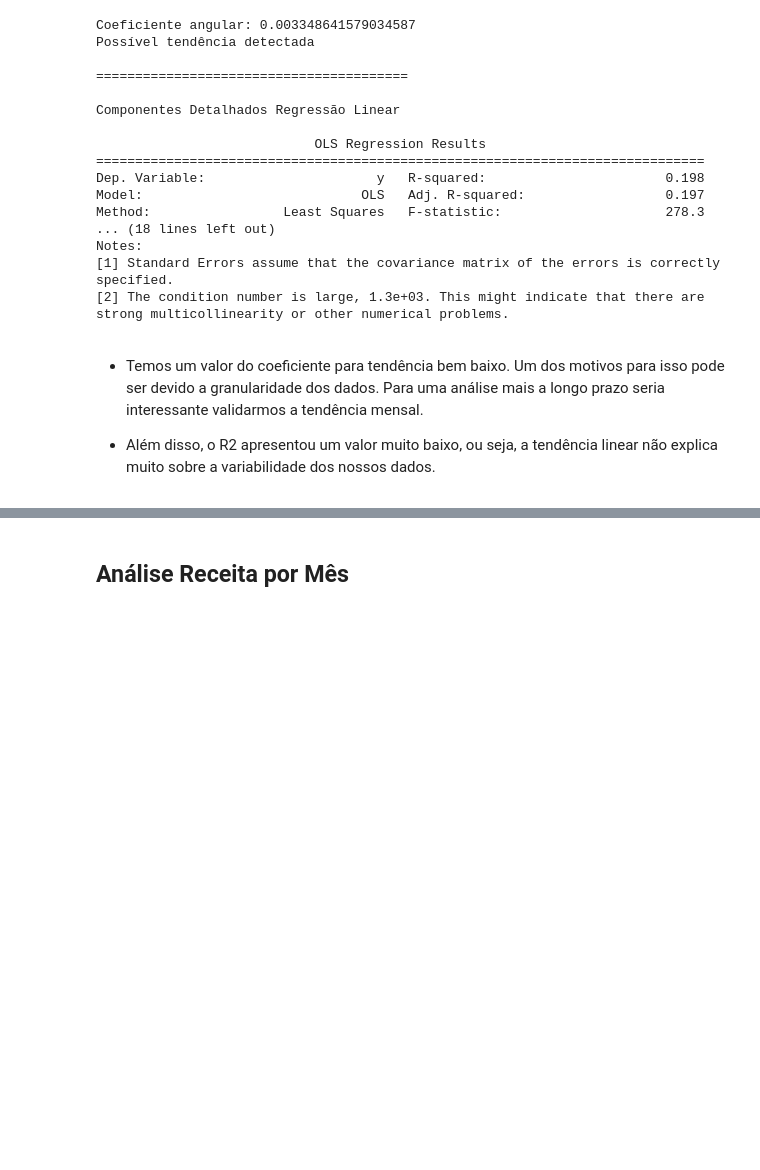
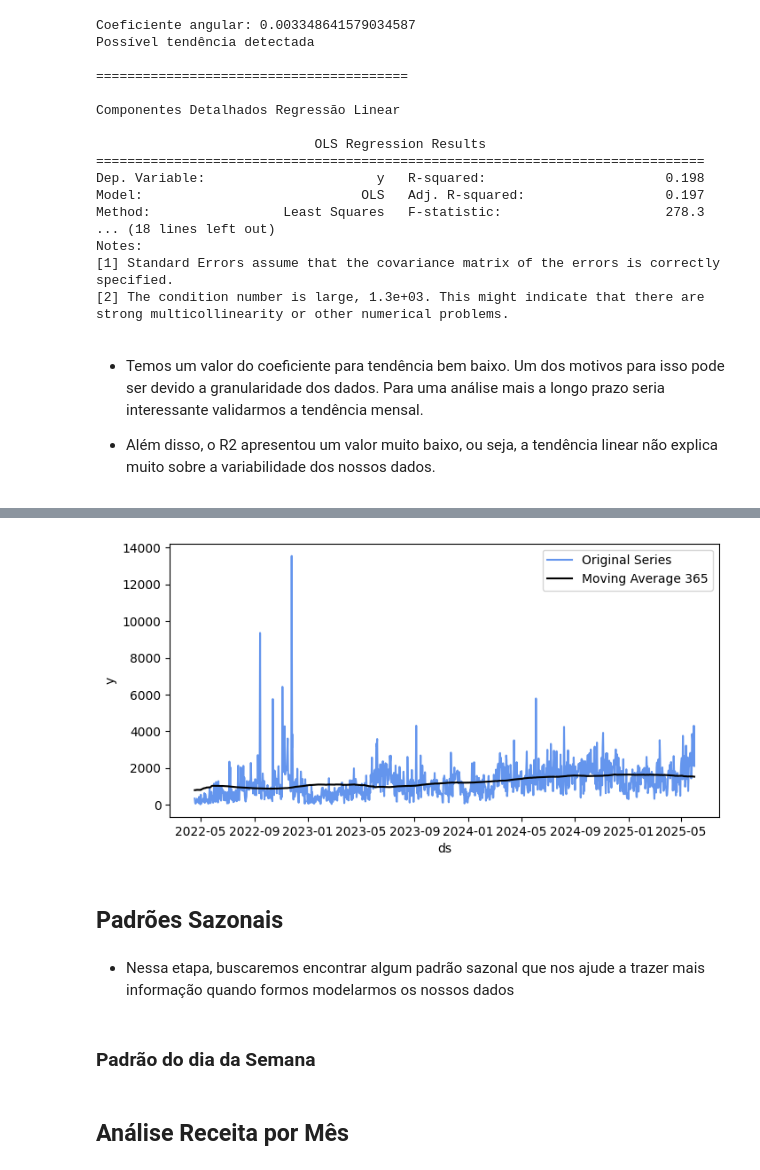
Before and after one commit to mateusalmeida11/mlops-forecast, a Jupyter notebook: notebooks/eda_for_ts.ipynb, the cells around one changed output, grey strips where cells are left out. Saved outputs shown, nothing was run; the diff lists cells and outputs as text; code cells hidden in the pictures; blank space fills up the shorter version.

```diff
--- a/notebooks/eda_for_ts.ipynb
+++ b/notebooks/eda_for_ts.ipynb
@@ -410,3 +492,14 @@ strong multicollinearity or other numerical problems.
+# %%
+eda.moving_average_graph(len_window=365,
+                        min_periodos=183)
+# %% [output]
+[figure, added]
+# %% [markdown]
+## Padrões Sazonais
+# %% [markdown]
+- Nessa etapa, buscaremos encontrar algum padrão sazonal que nos ajude a trazer mais informação quando formos modelarmos os nossos dados
+# %% [markdown]
+### Padrão do dia da Semana
 # %% [markdown]
 ## Análise Receita por Mês
 # %%
```
Also changed, not shown: parts of 7 cells of this notebook.
